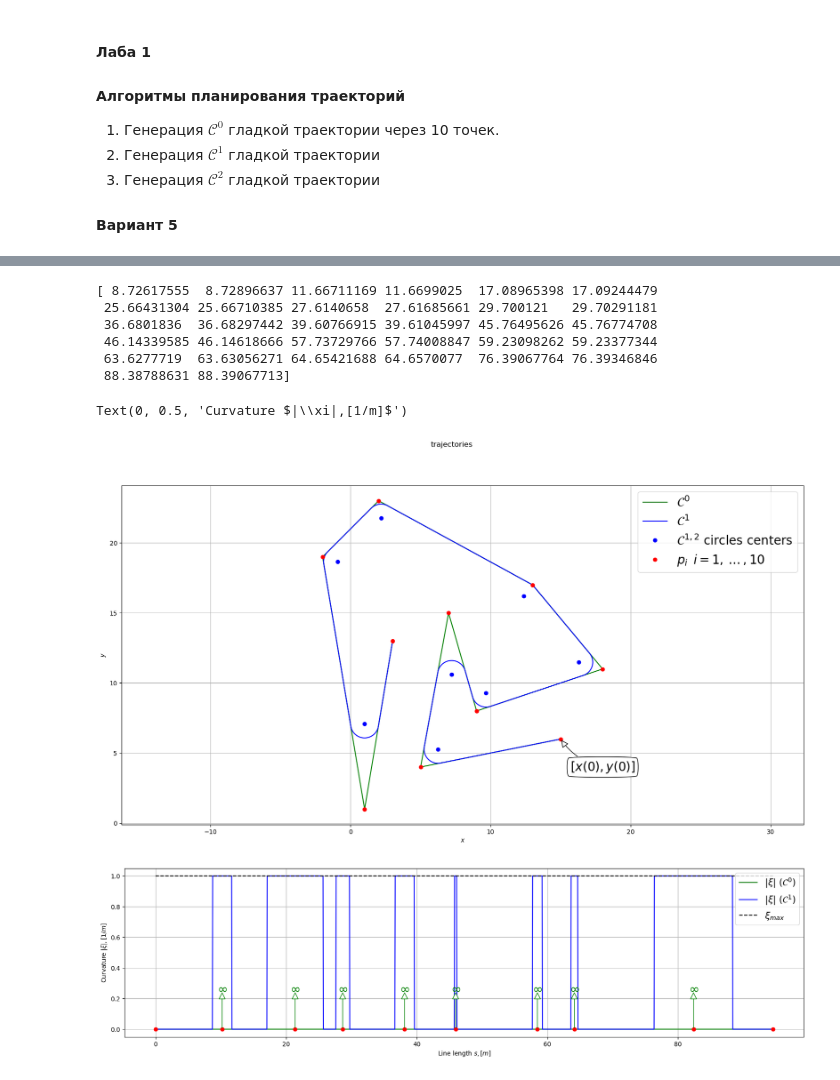
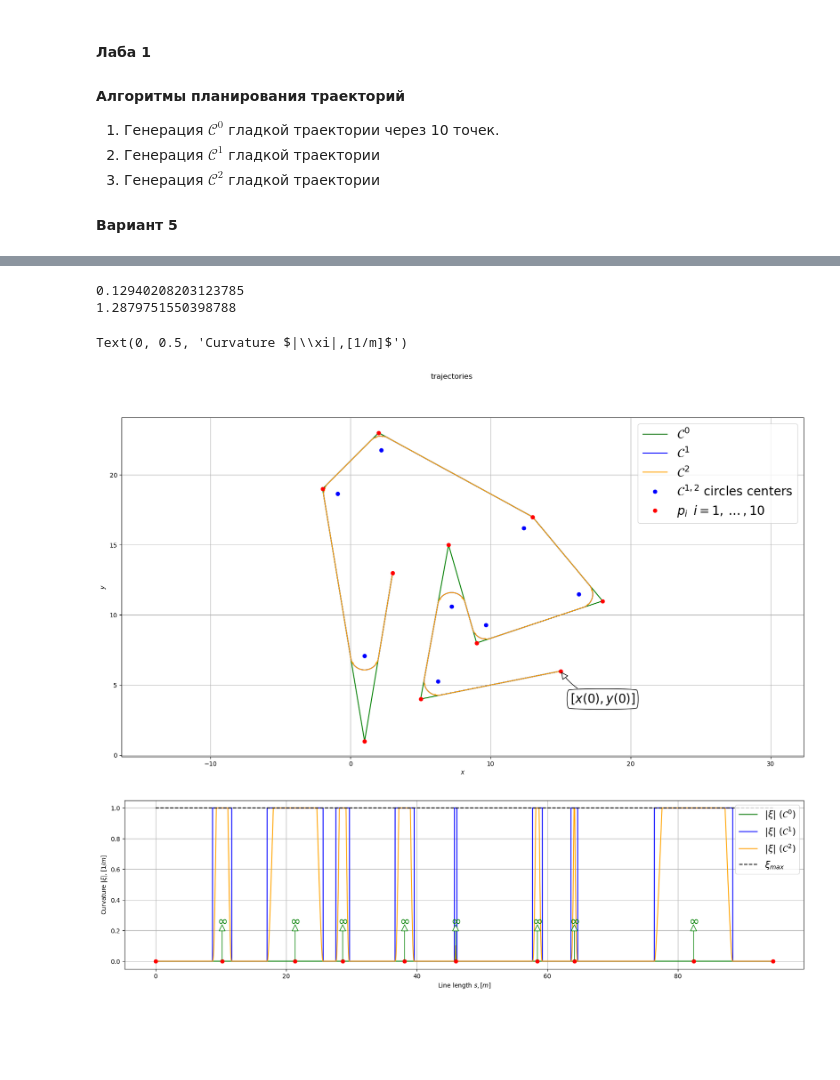
Before and after one commit to dvogureckiy99/TPandC, a Jupyter notebook: lab1_standart.ipynb, the cells around one changed output, grey strips where cells are left out. Saved outputs shown, nothing was run; the diff lists cells and outputs as text; code cells hidden in the pictures; blank space fills up the shorter version.

```diff
--- a/lab1_standart.ipynb
+++ b/lab1_standart.ipynb
@@ -212,44 +367,41 @@ class PathPlanning2D:
 # %%
-ds = 0.05  # [m] distance of each interpolated points
+ds = 1e-2  # [m] distance of each interpolated points
 Rmin=1
 pplan = []
-# pplan.append( PathPlanning2D(gx,gy,"C0",Rmin) )
-# pplan.append( PathPlanning2D(gx,gy,"C1",Rmin) )
+pplan.append( PathPlanning2D(gx,gy,"C0",Rmin) )
+pplan.append( PathPlanning2D(gx,gy,"C1",Rmin) )
 pplan.append( PathPlanning2D(gx,gy,"C2",Rmin) )
-print(pplan[0].s_Q)
+# print(pplan[2].s_Q_cp)
+# print(pplan[2].s_Q)
+data_rx = []
+data_ry = []
+data_rk = []
 
-# data_rx = []
-# data_ry = []
-# data_rk = []
+# i = 0 - C0, 1 - C1, 2 - C2
+for i in range(len(pplan)):
+    s = np.arange(0, pplan[i].s[-1], ds)
+    s = np.append(s, pplan[i].s[-1])
+    rx, ry, rk = [], [], []
+    for i_s in s:
+        ix, iy = pplan[i].calc_position(i_s)
+        rx.append(ix)
+        ry.append(iy)
+        rk.append(pplan[i].calc_curvature(i_s))
 
-# # i = 0 - C0, 1 - C1, 2 - C2
-# for i in range(len(pplan)):
-#     s = np.arange(0, pplan[i].s[-1], ds)
-#     s = np.append(s, pplan[i].s[-1])
-#     rx, ry, rk = [], [], []
-#     for i_s in s:
-#         ix, iy = pplan[i].calc_position(i_s)
-#         rx.append(ix)
-#         ry.append(iy)
-#         rk.append(pplan[i].calc_curvature(i_s))
-
-#     data_rx.append(rx)
-#     data_ry.append(ry)
-#     data_rk.append(rk)
+    data_rx.append(rx)
+    data_ry.append(ry)
+    data_rk.append(rk)
 # %% [output]
-[ 8.72617555  8.72896637 11.66711169 11.6699025  17.08965398 17.09244479
- 25.66431304 25.66710385 27.6140658  27.61685661 29.700121   29.70291181
- 36.6801836  36.68297442 39.60766915 39.61045997 45.76495626 45.76774708
- 46.14339585 46.14618666 57.73729766 57.74008847 59.23098262 59.23377344
- 63.6277719  63.63056271 64.65421688 64.6570077  76.39067764 76.39346846
- 88.38788631 88.39067713]
+0.12940208203123785
+1.2879751550398788
 # %%
 fig, ax = plt.subplots(1,1,figsize = (20,10))
 ax = [ax, 1]
-labels = ['$\mathcal{C}^0$','$\mathcal{C}^1$']
-colours = ['g','b']
-for i in range(2):
+labels = ['$\mathcal{C}^0$','$\mathcal{C}^1$','$\mathcal{C}^2$']
+colours = ['g','b','orange']
+for i in range(len(pplan)):
     ax[0].plot(data_rx[i][:], data_ry[i][:],"-",label=labels[i],color=colours[i])
+# ax[0].plot(data_rx[2][:round(len(s))], data_ry[2][:round(len(s))],"-b")
 
 ax[0].plot(pplan[1].p_c0[0],pplan[1].p_c0[1],'ob',label='$\mathcal{C}^{1,2}$ circles centers')
 ax[0].plot(gx, gy, "or", label='$p_{i}\,\,\,i=1,\dots,10$')
@@ -257,35 +409,35 @@ ax[0].plot(gx, gy, "or", label='$p_{i}\,\,\,i=1,\dots,10$')
 ax[0].annotate(rf'$[x(0),y(0)]$',
                   xy=(gx[0],gy[0]),
                   xytext=(gx[0]+3,gy[0]-2),
                   size=20, va="center", ha="center",
                   bbox=dict(boxstyle="round4", fc="w"),
                   arrowprops=dict(arrowstyle="-|>",mutation_scale=25,
                                   connectionstyle="arc3,rad=-0.2", fc="w"))
 fig.suptitle("trajectories")
 ax[0].set_xlabel("$x$")
 ax[0].set_ylabel("$y$")
 ax[0].grid(True)
 ax[0].legend(fontsize="20",loc='upper right')
 ax[0].axis('equal')
 
 plt.subplots(1,1,figsize = (20,5))
-labels = ['$|\\xi|$ ($\mathcal{C}^0$)','$|\\xi|$ ($\mathcal{C}^1$)']
-colours = ['g','b']
-for i in range(2):
+labels = ['$|\\xi|$ ($\mathcal{C}^0$)','$|\\xi|$ ($\mathcal{C}^1$)','$|\\xi|$ ($\mathcal{C}^2$)']
+colours = ['g','b','orange']
+for i in range(len(pplan)):
     plt.plot(s, data_rk[i], "-",label=labels[i],color=colours[i])
 plt.plot(pplan[0].s, np.zeros(len(pplan[0].s)), "or") # точки поворотов
 for x,y,xnew,ynew in zip(pplan[0].s[1:-1],np.zeros(len(pplan[0].s[1:-1])), pplan[0].s[1:-1],
                          pplan[0].Rmin*0.25*np.ones(len(pplan[0].s[1:-1]))):
     plt.annotate("", xy=(x, y), xytext=(xnew,ynew),size=15, va="center", ha="center",
         arrowprops=dict(arrowstyle="<|-",mutation_scale=25,fc="w",color='green'))
     plt.annotate("$\infty$", xy=(xnew, ynew+ynew*0.05),size=20, va="center", ha="center",color='green')
 
 k_max, = plt.plot(s, [1/Rmin]*len(s), "--k",label='$\\xi_{max}$')
 plt.grid(True)
 plt.legend(fontsize="15",loc='upper right')
 plt.xlabel("Line length $s,[m]$")
 plt.ylabel("Curvature $|\\xi|,[1/m]$")
 # %% [output]
 Text(0, 0.5, 'Curvature $|\\xi|,[1/m]$')
-[figure, old version]
+[figure, new version]
-[figure, old version]
+[figure, new version]
```
Also changed, not shown: parts of 3 cells of this notebook, 1 other file.
